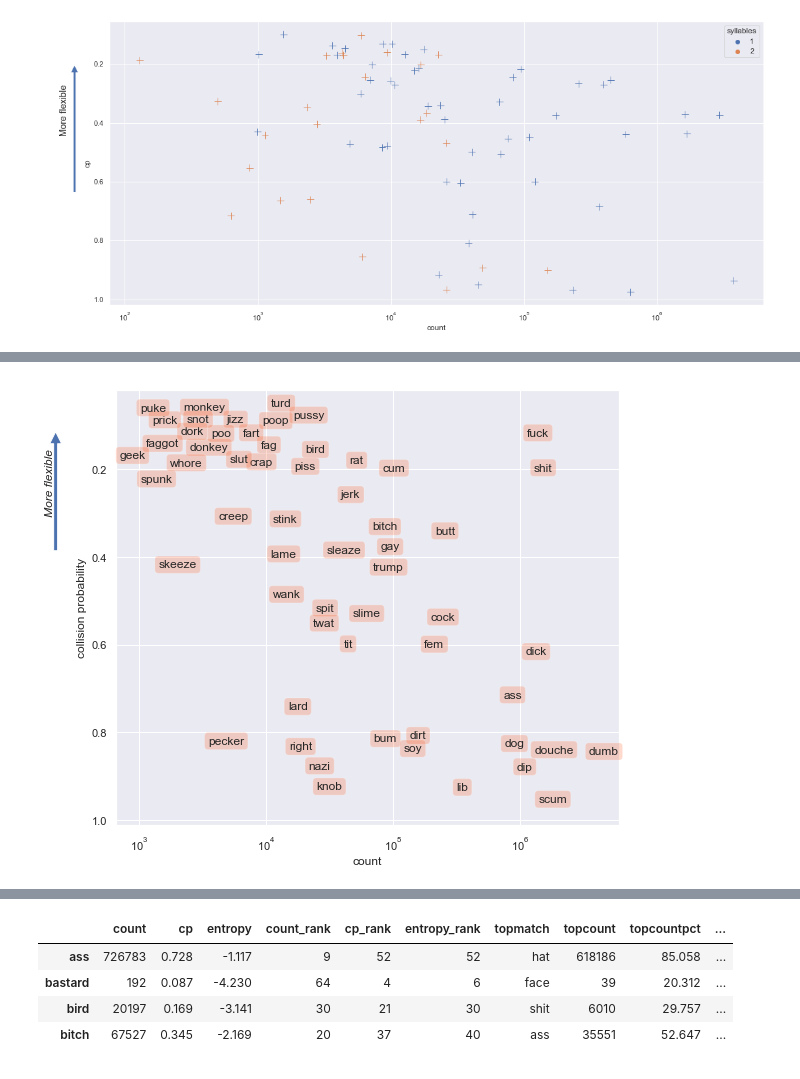
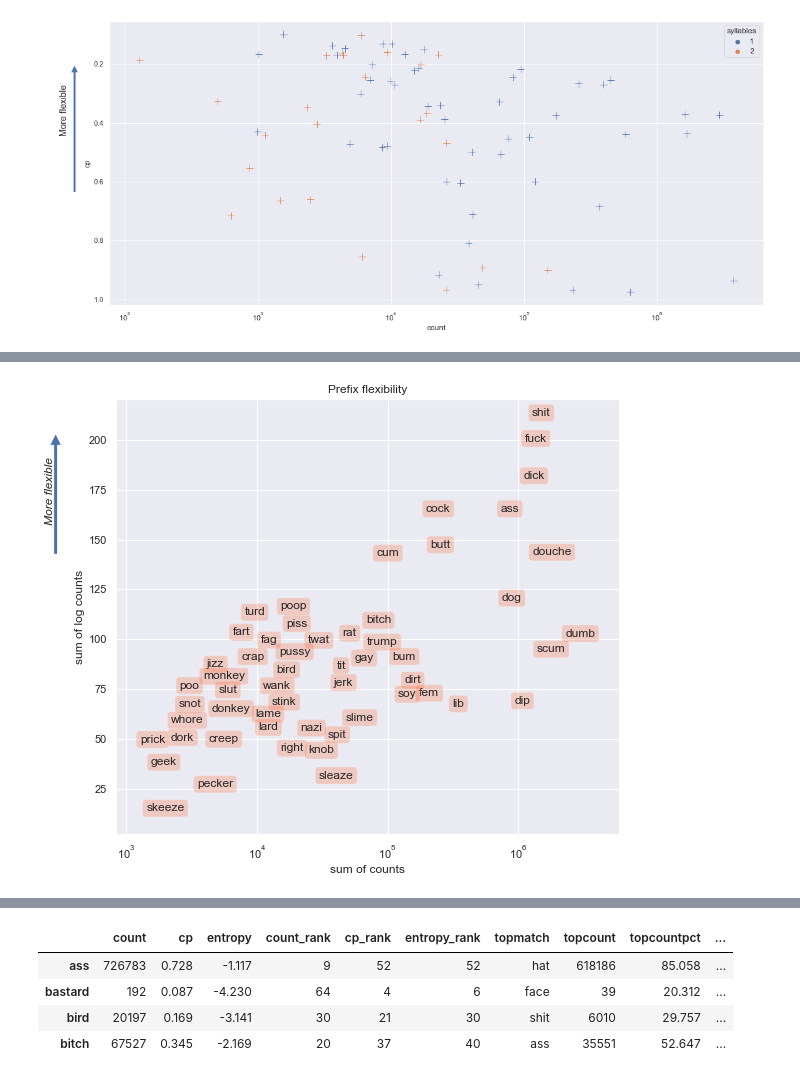
Before and after one commit to colinmorris/pejorative-compounds, a Jupyter notebook: affixes.ipynb, the cells around one changed output, grey strips where cells are left out. Cells and saved outputs as stored; diff of their text form; code cells hidden in the pictures.

```diff
--- a/affixes.ipynb
+++ b/affixes.ipynb
@@ -56,6 +56,26 @@ def collision_probability(vec):
         return (probs * post_probs).sum()
     else:
         return (probs**2).sum()
+
+def collision_entropy(vec):
+    # zzz
+    pseudocount = 1
+    vec += pseudocount
+    probs = vec / vec.sum()
+    if UNBIASED:
+        # probabilities after one item is removed and not replaced
+        post_numerators = vec.apply(lambda n: max(0, n-1))
+        post_denom = vec.sum() - 1
+        post_probs = post_numerators / post_denom
+        return (-1 * np.log2(probs * post_probs)).sum()
+    else:
+        return (-1 * np.log2(probs**2)).sum()
+
+def logsum(vec):
+    return np.log10(vec+1).sum()
+
+# XXX: being lazy here
+collision_probability = logsum
 
 pre_entropy = mat.apply(lambda vec: shannon_entropy(vec, 0.1), axis=1).rename_axis(index='entropy')
 suff_entropy = mat.apply(lambda vec: shannon_entropy(vec, 0.1), axis=0).rename_axis(index='entropy')
@@ -278,6 +298,3 @@ scatter(sf,
        );
 # %% [output]
 [figure]
-# %%
-fig, ax = scatter(pf,
-                 );
@@ -287,2 +300,0 @@ adjust_text took 100 iterations.
-# %%
-fig, ax = scatter(sf);
@@ -291,5 +301,8 @@ fig, ax = scatter(sf);
 # %%
 FIG_GEN = 1
+
+# Set to 1 if we're doing the "collision_probability = logsum" hack. Bleh.
+LOGSUM = 1
 
 FS = (18, 8)
 if FIG_GEN:
@@ -298,6 +311,7 @@ if FIG_GEN:
 def scatter_text(af, xcol='count', ycol='cp',
             adjust=True, arrow=True,
                  min=500,
+                 textbg='orangered',
             **sns_kwargs,
            ):
 
@@ -314,7 +328,7 @@ def scatter_text(af, xcol='count', ycol='cp',
         **sns_kwargs
     )
     ax.set_xscale('log')
-    if ycol == 'cp':
+    if ycol == 'cp' and not LOGSUM:
         ax.invert_yaxis()
 
     texts = []
@@ -322,7 +336,7 @@ def scatter_text(af, xcol='count', ycol='cp',
         x = row[xcol]
         y = row[ycol]
         texts.append( ax.annotate(aff, (x, y),
-                                  bbox=dict(boxstyle='round', alpha=0.2, facecolor='orangered'),
+                                  bbox=dict(boxstyle='round', alpha=0.2, facecolor=textbg),
                                  ) )
     if adjust:
         iters = adjust_text(
@@ -354,11 +368,12 @@ def scatter_text(af, xcol='count', ycol='cp',
     return fig, ax
 
 fig, ax = scatter_text(pf,
-        adjust=1, min=1000,
+        adjust=1,
+        min=1055,
        );
-ax.set_ylabel("collision probability")
-#ax.set_title("Prefixes: frequency vs. collision probability")
+ax.set_ylabel("sum of log counts")
+ax.set_xlabel("sum of counts")
+ax.set_title("Prefix flexibility")
 if FIG_GEN:
     viz_helpers.savefig(fig, 'prefix_collisions', bbox_inches='tight');
-    pass
 # %% [output]
@@ -366,3 +381,3 @@ adjust_text took 100 iterations.
-[figure, old version]
+[figure, new version]
 # %%
 fig, ax = scatter_text(sf,
```
Also changed, not shown: parts of 14 cells of this notebook, 2 other files.
